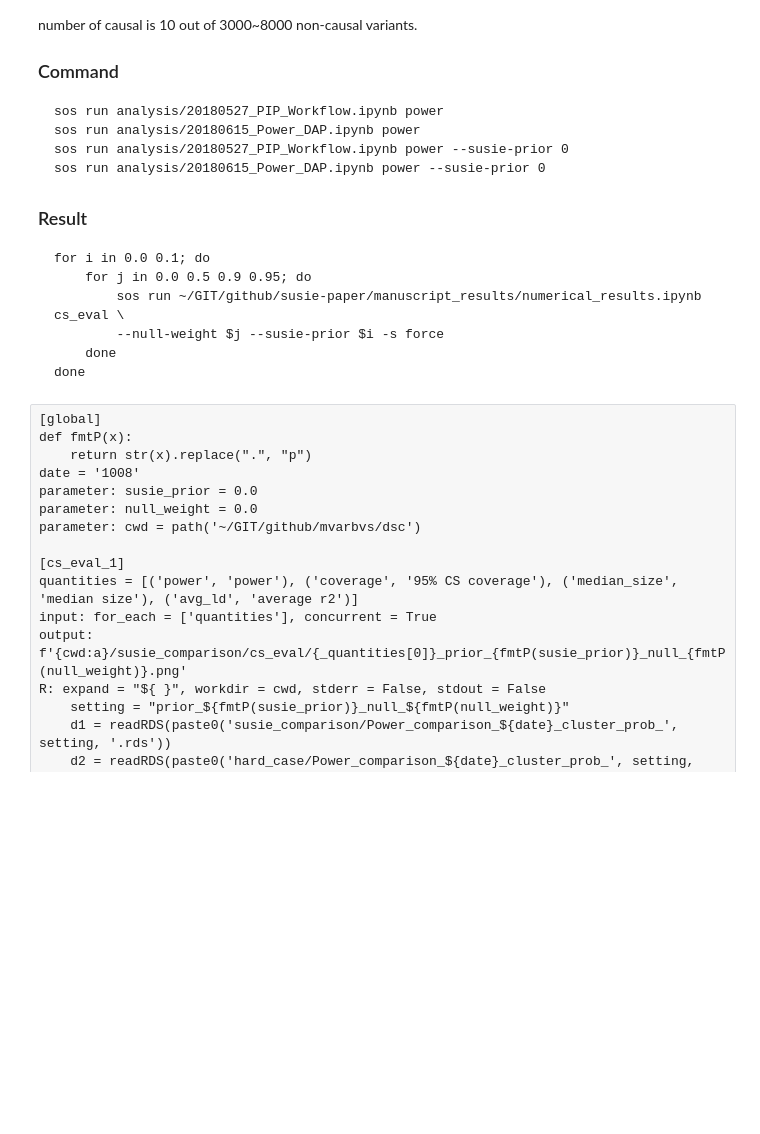
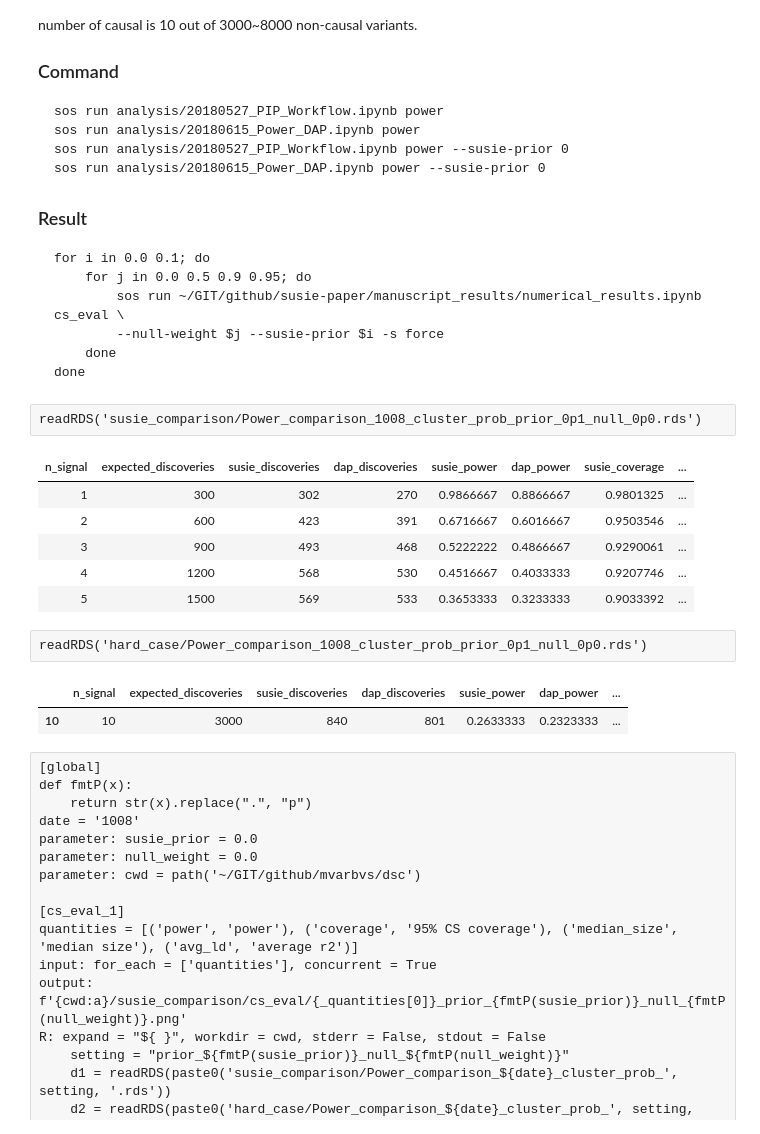
Before and after one commit to stephenslab/susie-paper, a Jupyter notebook: manuscript_results/numerical_results.ipynb, the cells around one changed output. Saved outputs shown, nothing was run; the diff lists cells and outputs as text; blank space fills up the shorter version.

````diff
--- a/manuscript_results/numerical_results.ipynb
+++ b/manuscript_results/numerical_results.ipynb
@@ -144,6 +120,20 @@ for i in 0.0 0.1; do
     done
 done
 ```
+# %%
+readRDS('susie_comparison/Power_comparison_1008_cluster_prob_prior_0p1_null_0p0.rds')
+# %% [output]
+| n_signal | expected_discoveries | susie_discoveries | dap_discoveries | susie_power | dap_power | susie_coverage | ... |
+| 1 | 300 | 302 | 270 | 0.9866667 | 0.8866667 | 0.9801325 | ... |
+| 2 | 600 | 423 | 391 | 0.6716667 | 0.6016667 | 0.9503546 | ... |
+| 3 | 900 | 493 | 468 | 0.5222222 | 0.4866667 | 0.9290061 | ... |
+| 4 | 1200 | 568 | 530 | 0.4516667 | 0.4033333 | 0.9207746 | ... |
+| 5 | 1500 | 569 | 533 | 0.3653333 | 0.3233333 | 0.9033392 | ... |
+# %%
+readRDS('hard_case/Power_comparison_1008_cluster_prob_prior_0p1_null_0p0.rds')
+# %% [output]
+|  | n_signal | expected_discoveries | susie_discoveries | dap_discoveries | susie_power | dap_power | ... |
+| 10 | 10 | 3000 | 840 | 801 | 0.2633333 | 0.2323333 | ... |
 # %%
 [global]
 def fmtP(x):
````
Also changed, not shown: parts of 19 cells of this notebook.
